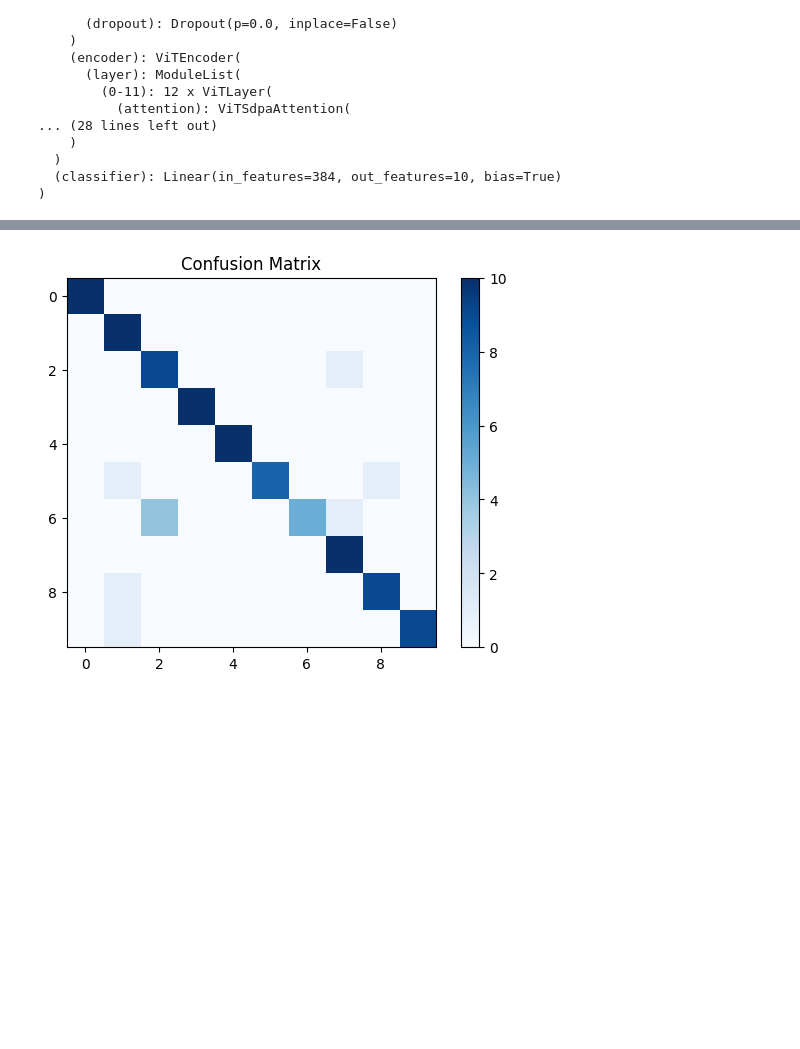
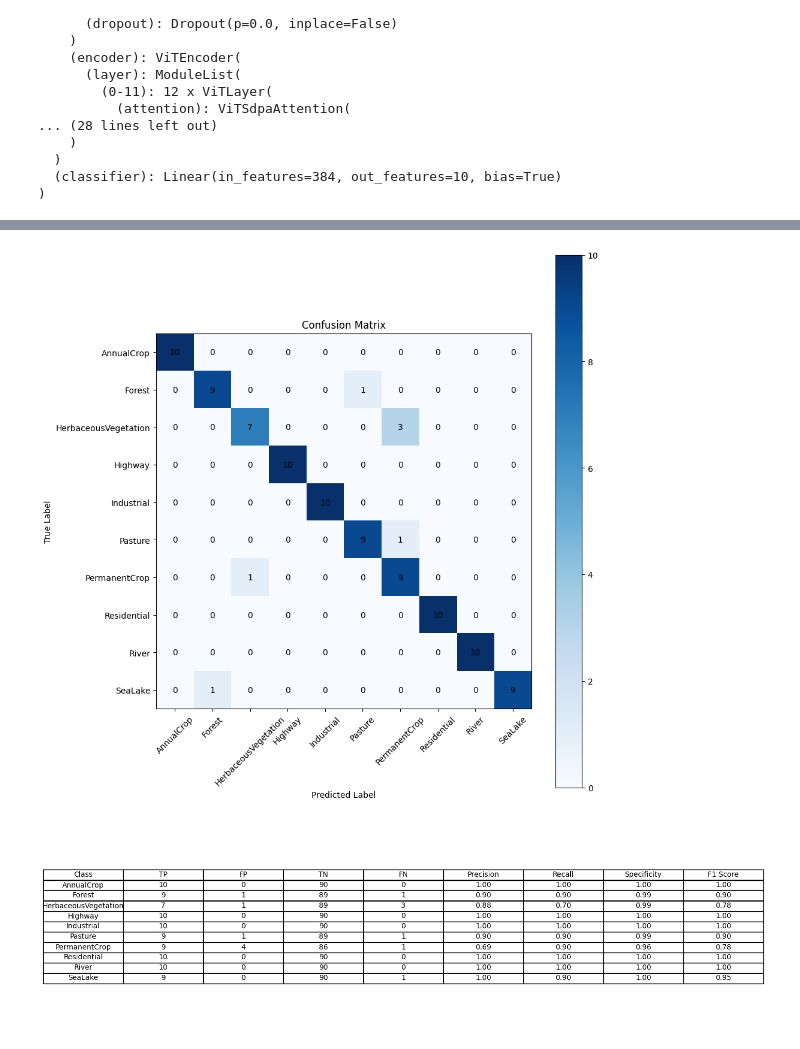
Before and after one commit to quducute/dinosaur, a Jupyter notebook: gpu/dinov2_gpu.ipynb, the cells around one changed output, grey strips where cells are left out. Drawn from its saved outputs; the diff is of its cells as text; code cells hidden in the pictures; blank space fills up the shorter version.

Commit message:
update some figures

```diff
--- a/gpu/dinov2_gpu.ipynb
+++ b/gpu/dinov2_gpu.ipynb
@@ -209,4 +191,17 @@ Validation Loss: 0.3401, Validation Accuracy: 90.00%
 # %%
+class_names = [
+    "AnnualCrop",
+    "Forest",
+    "HerbaceousVegetation",
+    "Highway",
+    "Industrial",
+    "Pasture",
+    "PermanentCrop",
+    "Residential",
+    "River",
+    "SeaLake"
+]
+
 # Testing loop
 model.eval()
 correct = 0
@@ -231,11 +226,69 @@ print(f"Test Accuracy: {test_accuracy:.2f}%")
 
 # Confusion matrix
 conf_matrix = confusion_matrix(all_labels, all_preds)
-print(conf_matrix)
-
-# Plot confusion matrix
+plt.figure(figsize=(10, 10))
 plt.imshow(conf_matrix, cmap='Blues')
 plt.colorbar()
 plt.title('Confusion Matrix')
+plt.xticks(ticks=range(len(class_names)), labels=class_names, rotation=45)
+plt.yticks(ticks=range(len(class_names)), labels=class_names)
+plt.xlabel('Predicted Label')
+plt.ylabel('True Label')
+plt.tight_layout()
+for i in range(len(class_names)):
+    for j in range(len(class_names)):
+        plt.text(j, i, f"{conf_matrix[i, j]}", ha='center', va='center', color='black')
 plt.show()
+
+# Function to compute metrics from the confusion matrix
+def compute_metrics(conf_matrix):
+    metrics = {
+        'Class': [],
+        'TP': [],
+        'FP': [],
+        'TN': [],
+        'FN': [],
+        'Precision': [],
+        'Recall': [],
+        'Specificity': [],
+        'F1 Score': []
+    }
+
+    num_classes = conf_matrix.shape[0]
+
+    for i in range(num_classes):
+        TP = conf_matrix[i, i]
+        FP = conf_matrix[:, i].sum() - TP
+        FN = conf_matrix[i, :].sum() - TP
+        TN = conf_matrix.sum() - (FP + FN + TP)
+
+        precision = TP / (TP + FP) if (TP + FP) > 0 else 0
+        recall = TP / (TP + FN) if (TP + FN) > 0 else 0
+        specificity = TN / (TN + FP) if (TN + FP) > 0 else 0
+        f1_score = 2 * (precision * recall) / (precision + recall) if (precision + recall) > 0 else 0
+
+        metrics['Class'].append(class_names[i])
+        metrics['TP'].append(TP)
+        metrics['FP'].append(FP)
+        metrics['TN'].append(TN)
+        metrics['FN'].append(FN)
+        metrics['Precision'].append(f"{precision:.2f}")
+        metrics['Recall'].append(f"{recall:.2f}")
+        metrics['Specificity'].append(f"{specificity:.2f}")
+        metrics['F1 Score'].append(f"{f1_score:.2f}")
+
+    return metrics
+
+metrics = compute_metrics(conf_matrix)
+metrics_df = pd.DataFrame(metrics)
+def plot_metrics_table(metrics_df):
+    fig, ax = plt.subplots(figsize=(15, 5))
+    ax.axis('tight')
+    ax.axis('off')
+    table = ax.table(cellText=metrics_df.values, colLabels=metrics_df.columns, cellLoc='center', loc='center')
+    table.auto_set_font_size(False)
+    table.set_fontsize(10)
+    table.scale(1.2, 1.2)
+    plt.show()
+plot_metrics_table(metrics_df)
 # %% [output]
@@ -253 +296,2 @@ Test Accuracy: 90.00%
-[figure, old version]
+[figure, new version]
+[figure, added]
```
Also changed, not shown: parts of 5 cells of this notebook.
